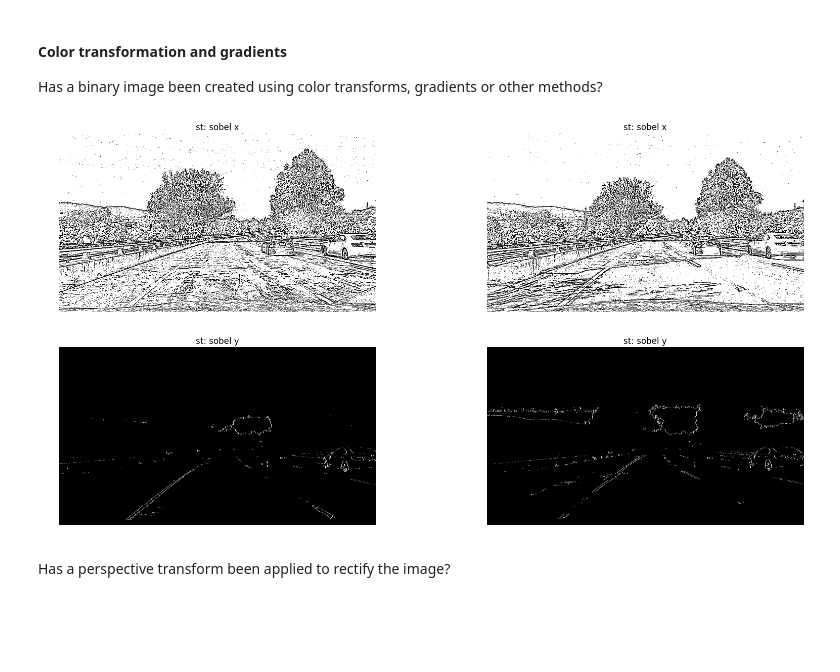
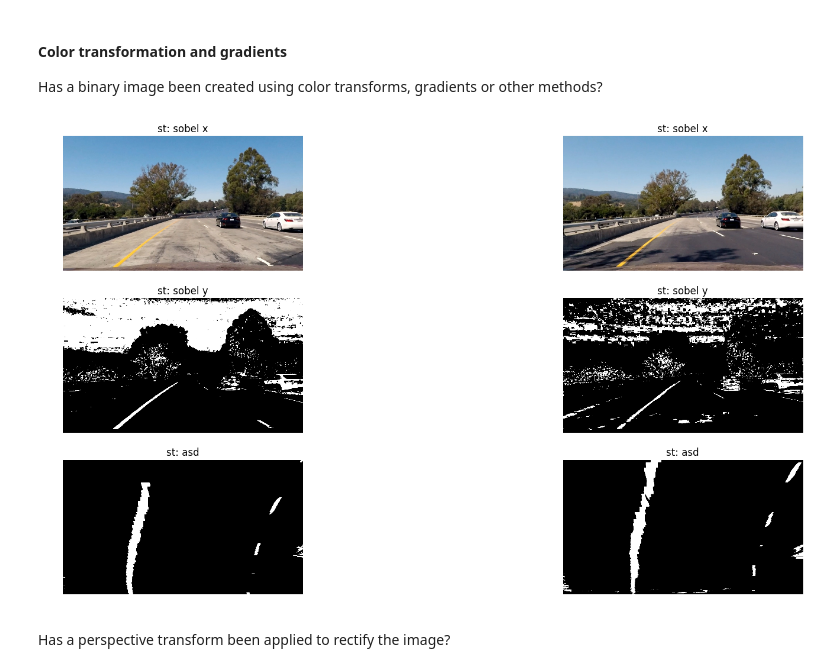
Before and after one commit to yhoazk/CarND-Advanced-Lane-Lines, a Jupyter notebook: Advanced_Lane_lines.ipynb, the cells around one changed output. Cells and saved outputs as stored; diff of their text form; code cells hidden in the pictures; blank space fills up the shorter version.

```diff
--- a/Advanced_Lane_lines.ipynb
+++ b/Advanced_Lane_lines.ipynb
@@ -180,40 +179,72 @@ Has a binary image been created using color transforms, gradients or other metho
 # With the undistored images Check which combinations of color-space and
 # gradients give a better lane detection
 def car_sobel(gray_img, dir='x', k_size=3):
     if dir == 'x':
         sobel_img = np.abs(cv2.Sobel(gray_img,cv2.CV_64F, 1,0, ksize=k_size))
     else:
         sobel_img = np.abs(cv2.Sobel(gray_img,cv2.CV_64F, 0,1, ksize=k_size))
     scaled =sobel_img# np.uint8(255*sobel_img/np.max(sobel_img))
     return scaled
 
 def bw_threshold(img, lim=(127,255)):
     """
     Takes a B/W 8 bit image and applies the threshold operation
     """
 
 #    if img.shape[2] != 1:
     #img = np.uint8(cv2.cvtColor(img, cv2.COLOR_RGB2GRAY))
 
     th_img = np.zeros_like(img)
     th_img[(img > lim[0])&(img <= lim[1])] = 1
     return th_img
 
+def th_image(img):
+    img_g = np.uint8(cv2.cvtColor(img, cv2.COLOR_BGR2HLS))
+    s_img = img_g[:,:,2]
+    th_img = np.zeros_like(s_img)
+    th_img[(s_img > 120)&(s_img<=255)] = 1
+    #sbl_img = np.abs(cv2.Sobel(th_img, cv2.CV_64F, 1,0))
+    return th_img
+
 def car_laplacian(img):
     return cv2.Laplacian(img,cv2.CV_64F)
 
+def birds_eye_transform(img_src):
+    # from the center of the image
+    img = img_src.copy()
+    if len(img.shape) == 2:
+        h,w = img.shape
+    elif len(img.shape) == 3:
+        h,w = img.shape[:2]
+
+    pts = np.array([[w*0.19, h*.95], [(w*0.47), h*0.62], [w*0.53, h*0.62], [w*0.83, h*.95]], np.int32)
+    pts_rs = pts.reshape((-1,1,2))
+    #img = cv2.polylines(img,[pts_rs],True,(0,255,255))
+    dst_pts =np.array([[(w / 4), 0],[(w / 4), h],[(w * 3 / 4), h],[(w * 3 / 4), 0]], dtype='float32')
+#    dst_pts =np.array([[320, 0],[320, 720],[970, 720],[960, 0]], dtype='float32')
+    pts = np.float32(pts)
+    mtx_bv = cv2.getPerspectiveTransform(pts, dst_pts)
+    bird_img = cv2.warpPerspective(img, mtx_bv, (w,h) )
+    bird_img = bird_img[::-1]
+    #plt.savefig('birds_view.png',bird_img)
+    return bird_img
+def tst(img):
+    return birds_eye_transform(th_image(img))
 
 # apply sobel for the default X direction
-bw_imgs_x = [car_sobel(bw_threshold(im, (200,255)))[:,:,1] for im in undist_img]
-#plt.imshow(car_sobel(cv2.medianBlur(sobel_imgs_x[2], 5)), cmap='gray')
-#plt.imshow(bw_threshold(car_sobel(s_chan)), cmap='gray')
+#bw_imgs_x = [car_sobel(bw_threshold(im, (200,255)))[:,:,1] for im in undist_img]
+#bw_imgs_x = [birds_eye_transform(th_image(im)) for im in undist_img]
+#bw_imgs_x = [th_image(birds_eye_transform(im)) for im in undist_img]
+bw_imgs_x = [birds_eye_transform(th_image(im)) for im in undist_img]
+
 
 # apply sobel for the Y direction
-sobel_imgs_y = [car_sobel(bw_threshold(im, (200,255))[:,:,1], dir='x') for im in undist_img]
-title = ['sobel x','sobel x',  'sobel y','sobel y']
-plot_imgArr([*sobel_imgs_x[2:4], *sobel_imgs_y[2:4]], label=title, n=2, gray=True)
+sobel_imgs_y = [th_image(im) for im in undist_img]
+title = ['sobel x','sobel x',  'sobel y','sobel y', 'asd', 'asd']
+#plot_imgArr([*bw_imgs_x[0:2], *sobel_imgs_y[0:2]], label=title, n=2, gray=True)
+plot_imgArr([*undist_img[2:4],*sobel_imgs_y[2:4], *bw_imgs_x[2:4] ], label=title, n=3, gray=True)
 # %% [output]
-[figure, old version]
+[figure, new version]
 # %% [markdown]
 Has a perspective transform been applied to rectify the image?
 # %% [markdown]
```
Also changed, not shown: parts of 6 cells of this notebook, 1 other file.
